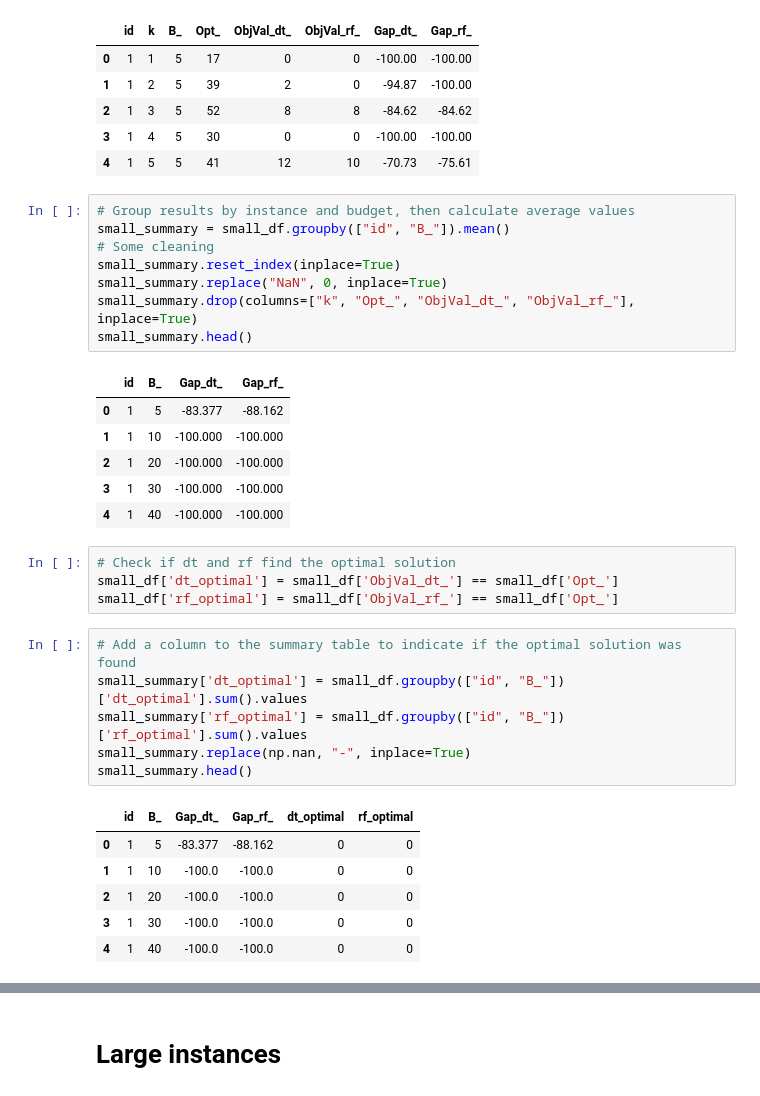
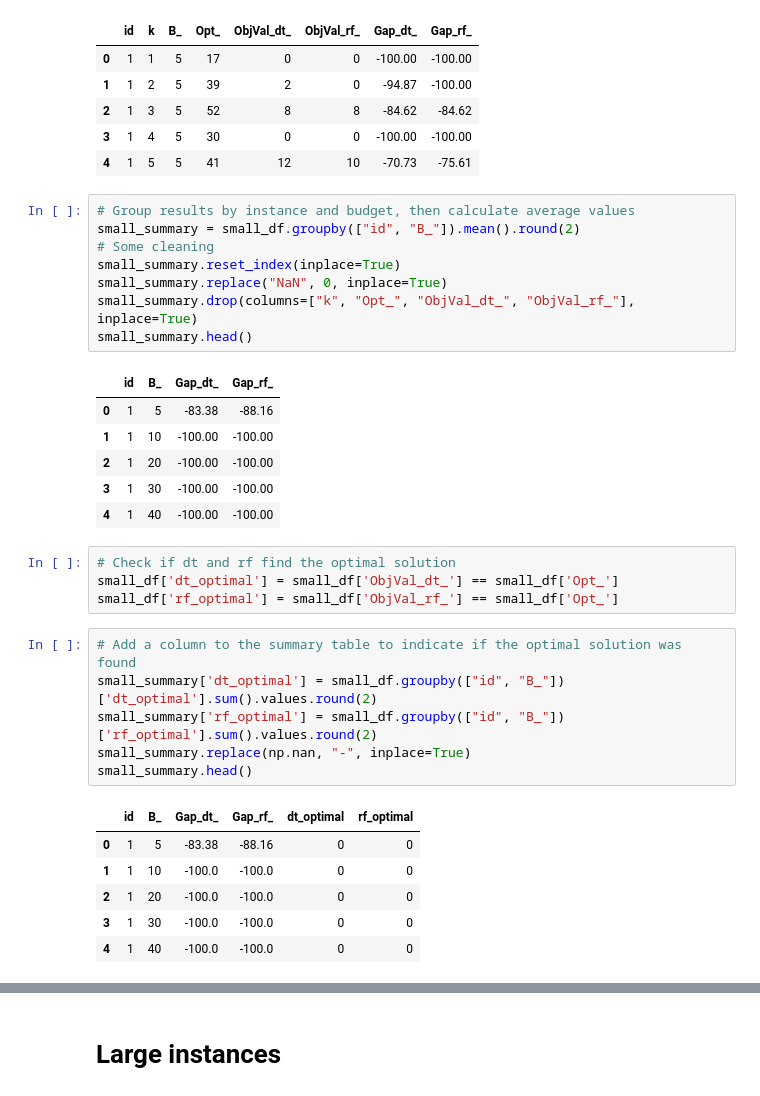
Before and after one commit to mhmoud-ashraf/ML-MFIP, a Jupyter notebook: 08_Analysis.ipynb, the cells around one changed output, grey strips where cells are left out. Saved outputs shown, nothing was run; the diff lists cells and outputs as text.

```diff
--- a/08_Analysis.ipynb
+++ b/08_Analysis.ipynb
@@ -67,32 +67,32 @@ small_df.head()
 | 4 | 1 | 5 | 5 | 41 | 12 | 10 | -70.73 | -75.61 |
 # %%
 # Group results by instance and budget, then calculate average values
-small_summary = small_df.groupby(["id", "B_"]).mean()
+small_summary = small_df.groupby(["id", "B_"]).mean().round(2)
 # Some cleaning
 small_summary.reset_index(inplace=True)
 small_summary.replace("NaN", 0, inplace=True)
 small_summary.drop(columns=["k", "Opt_", "ObjVal_dt_", "ObjVal_rf_"], inplace=True)
 small_summary.head()
 # %% [output]
 |  | id | B_ | Gap_dt_ | Gap_rf_ |
-| 0 | 1 | 5 | -83.377 | -88.162 |
-| 1 | 1 | 10 | -100.000 | -100.000 |
-| 2 | 1 | 20 | -100.000 | -100.000 |
-| 3 | 1 | 30 | -100.000 | -100.000 |
-| 4 | 1 | 40 | -100.000 | -100.000 |
+| 0 | 1 | 5 | -83.38 | -88.16 |
+| 1 | 1 | 10 | -100.00 | -100.00 |
+| 2 | 1 | 20 | -100.00 | -100.00 |
+| 3 | 1 | 30 | -100.00 | -100.00 |
+| 4 | 1 | 40 | -100.00 | -100.00 |
 # %%
 # Check if dt and rf find the optimal solution
 small_df['dt_optimal'] = small_df['ObjVal_dt_'] == small_df['Opt_']
 small_df['rf_optimal'] = small_df['ObjVal_rf_'] == small_df['Opt_']
 # %%
 # Add a column to the summary table to indicate if the optimal solution was found
-small_summary['dt_optimal'] = small_df.groupby(["id", "B_"])['dt_optimal'].sum().values
-small_summary['rf_optimal'] = small_df.groupby(["id", "B_"])['rf_optimal'].sum().values
+small_summary['dt_optimal'] = small_df.groupby(["id", "B_"])['dt_optimal'].sum().values.round(2)
+small_summary['rf_optimal'] = small_df.groupby(["id", "B_"])['rf_optimal'].sum().values.round(2)
 small_summary.replace(np.nan, "-", inplace=True)
 small_summary.head()
 # %% [output]
 |  | id | B_ | Gap_dt_ | Gap_rf_ | dt_optimal | rf_optimal |
-| 0 | 1 | 5 | -83.377 | -88.162 | 0 | 0 |
+| 0 | 1 | 5 | -83.38 | -88.16 | 0 | 0 |
 | 1 | 1 | 10 | -100.0 | -100.0 | 0 | 0 |
 | 2 | 1 | 20 | -100.0 | -100.0 | 0 | 0 |
 | 3 | 1 | 30 | -100.0 | -100.0 | 0 | 0 |
```
Also changed, not shown: parts of 5 cells of this notebook, 1 other file.
